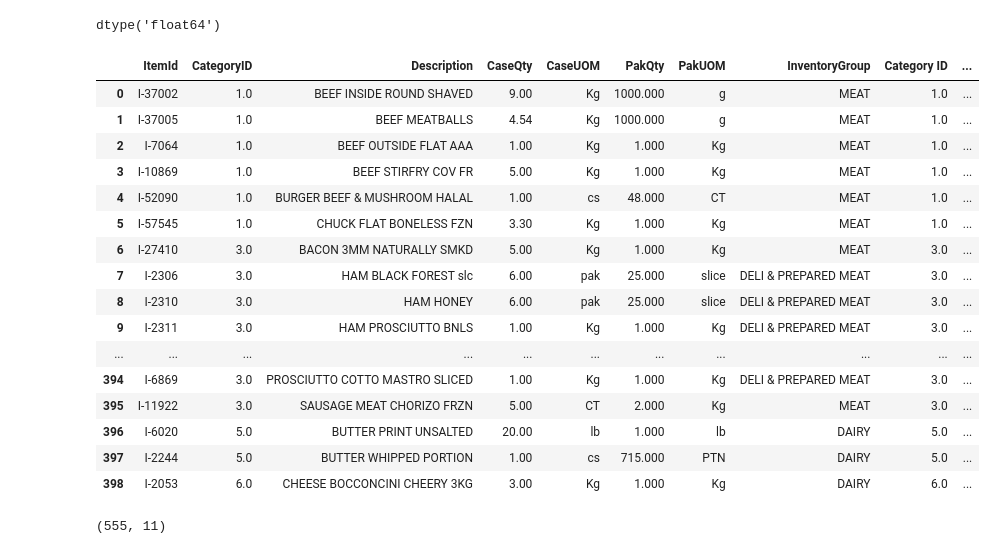
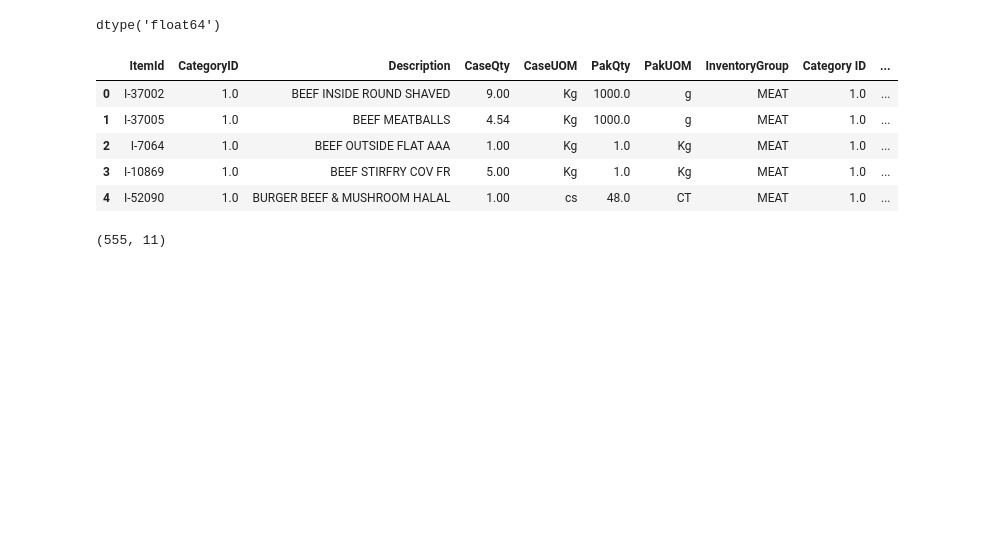
Before and after one commit to silviaaaaaaa/cffs-label, a Jupyter notebook: data analysis/ingre_analysis.ipynb, the cells around one changed output. Cells and saved outputs as stored; diff of their text form; code cells hidden in the pictures; blank space fills up the shorter version.

```diff
--- a/data analysis/ingre_analysis.ipynb
+++ b/data analysis/ingre_analysis.ipynb
@@ -574,33 +514,22 @@ mapping = pd.merge(df1, df2.loc[:,['Category ID','Food Category','Active Total S
                   left_on = 'CategoryID',
                   right_on = 'Category ID')
 # %%
-#for index in mapping.index:
-#    if np.isnan(mapping.loc[index,'Category ID']):
-#        mapping.loc[index,'Active Total Supply Chain Emissions (kg CO2 / kg food)'] = 0
+for index in mapping.index:
+    if np.isnan(mapping.loc[index,'Category ID']):
+        mapping.loc[index,'Active Total Supply Chain Emissions (kg CO2 / kg food)'] = 0
 # %%
 mapping.loc[337,'Category ID'].dtype
 # %% [output]
 dtype('float64')
 # %%
-mapping
+mapping.head()
 # %% [output]
 |  | ItemId | CategoryID | Description | CaseQty | CaseUOM | PakQty | PakUOM | InventoryGroup | Category ID | ... |
-| 0 | I-37002 | 1.0 | BEEF INSIDE ROUND SHAVED | 9.00 | Kg | 1000.000 | g | MEAT | 1.0 | ... |
-| 1 | I-37005 | 1.0 | BEEF MEATBALLS | 4.54 | Kg | 1000.000 | g | MEAT | 1.0 | ... |
-| 2 | I-7064 | 1.0 | BEEF OUTSIDE FLAT AAA | 1.00 | Kg | 1.000 | Kg | MEAT | 1.0 | ... |
-| 3 | I-10869 | 1.0 | BEEF STIRFRY COV FR | 5.00 | Kg | 1.000 | Kg | MEAT | 1.0 | ... |
-| 4 | I-52090 | 1.0 | BURGER BEEF & MUSHROOM HALAL | 1.00 | cs | 48.000 | CT | MEAT | 1.0 | ... |
-| 5 | I-57545 | 1.0 | CHUCK FLAT BONELESS FZN | 3.30 | Kg | 1.000 | Kg | MEAT | 1.0 | ... |
-| 6 | I-27410 | 3.0 | BACON 3MM NATURALLY SMKD | 5.00 | Kg | 1.000 | Kg | MEAT | 3.0 | ... |
-| 7 | I-2306 | 3.0 | HAM BLACK FOREST slc | 6.00 | pak | 25.000 | slice | DELI & PREPARED MEAT | 3.0 | ... |
-| 8 | I-2310 | 3.0 | HAM HONEY | 6.00 | pak | 25.000 | slice | DELI & PREPARED MEAT | 3.0 | ... |
-| 9 | I-2311 | 3.0 | HAM PROSCIUTTO BNLS | 1.00 | Kg | 1.000 | Kg | DELI & PREPARED MEAT | 3.0 | ... |
-| ... | ... | ... | ... | ... | ... | ... | ... | ... | ... | ... |
-| 394 | I-6869 | 3.0 | PROSCIUTTO COTTO MASTRO SLICED | 1.00 | Kg | 1.000 | Kg | DELI & PREPARED MEAT | 3.0 | ... |
-| 395 | I-11922 | 3.0 | SAUSAGE MEAT CHORIZO FRZN | 5.00 | CT | 2.000 | Kg | MEAT | 3.0 | ... |
-| 396 | I-6020 | 5.0 | BUTTER PRINT UNSALTED | 20.00 | lb | 1.000 | lb | DAIRY | 5.0 | ... |
-| 397 | I-2244 | 5.0 | BUTTER WHIPPED PORTION | 1.00 | cs | 715.000 | PTN | DAIRY | 5.0 | ... |
-| 398 | I-2053 | 6.0 | CHEESE BOCCONCINI CHEERY 3KG | 3.00 | Kg | 1.000 | Kg | DAIRY | 6.0 | ... |
+| 0 | I-37002 | 1.0 | BEEF INSIDE ROUND SHAVED | 9.00 | Kg | 1000.0 | g | MEAT | 1.0 | ... |
+| 1 | I-37005 | 1.0 | BEEF MEATBALLS | 4.54 | Kg | 1000.0 | g | MEAT | 1.0 | ... |
+| 2 | I-7064 | 1.0 | BEEF OUTSIDE FLAT AAA | 1.00 | Kg | 1.0 | Kg | MEAT | 1.0 | ... |
+| 3 | I-10869 | 1.0 | BEEF STIRFRY COV FR | 5.00 | Kg | 1.0 | Kg | MEAT | 1.0 | ... |
+| 4 | I-52090 | 1.0 | BURGER BEEF & MUSHROOM HALAL | 1.00 | cs | 48.0 | CT | MEAT | 1.0 | ... |
 # %%
 mapping.shape
 # %% [output]
```
Also changed, not shown: parts of 11 cells of this notebook, 1 other file.
